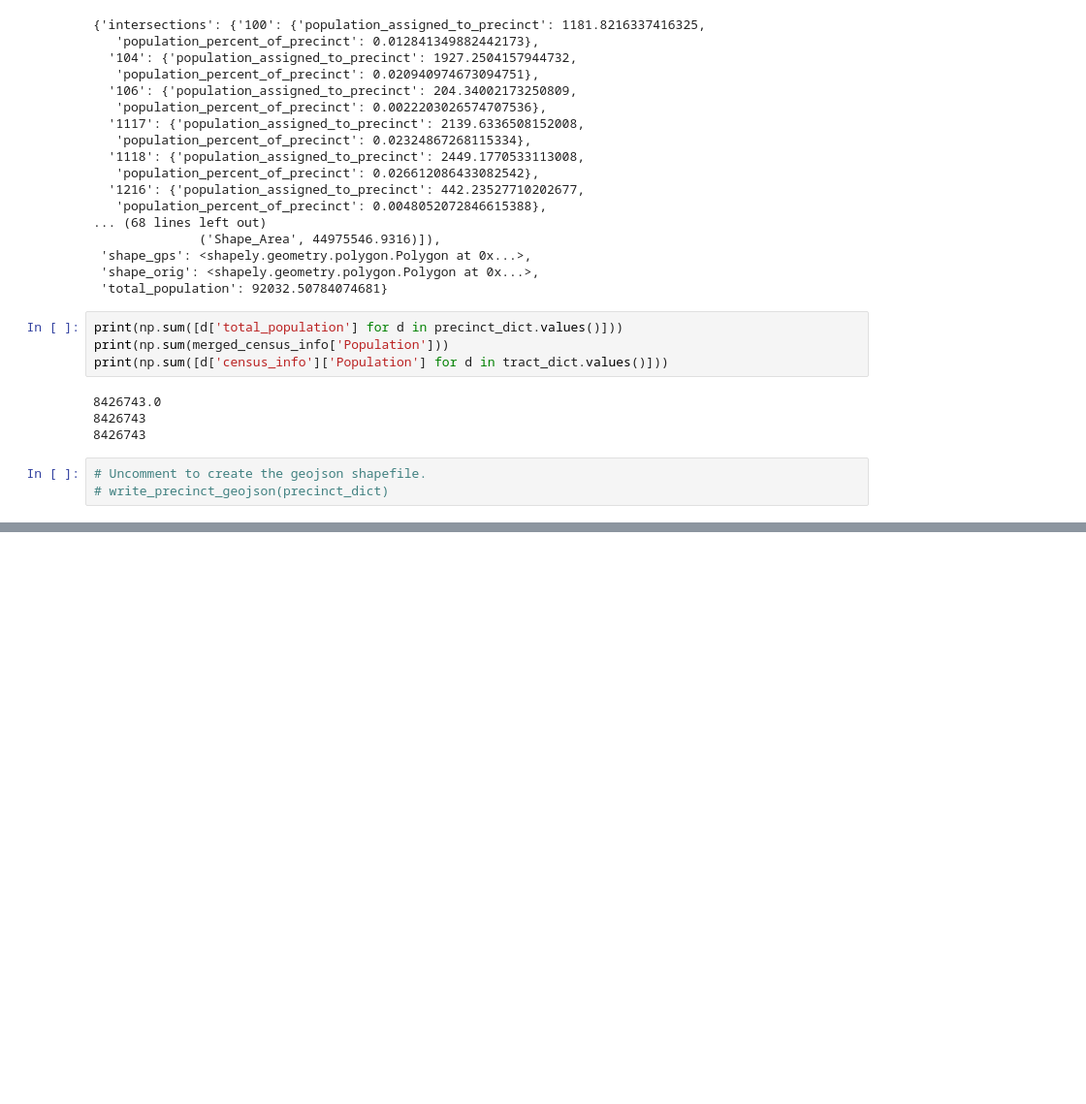
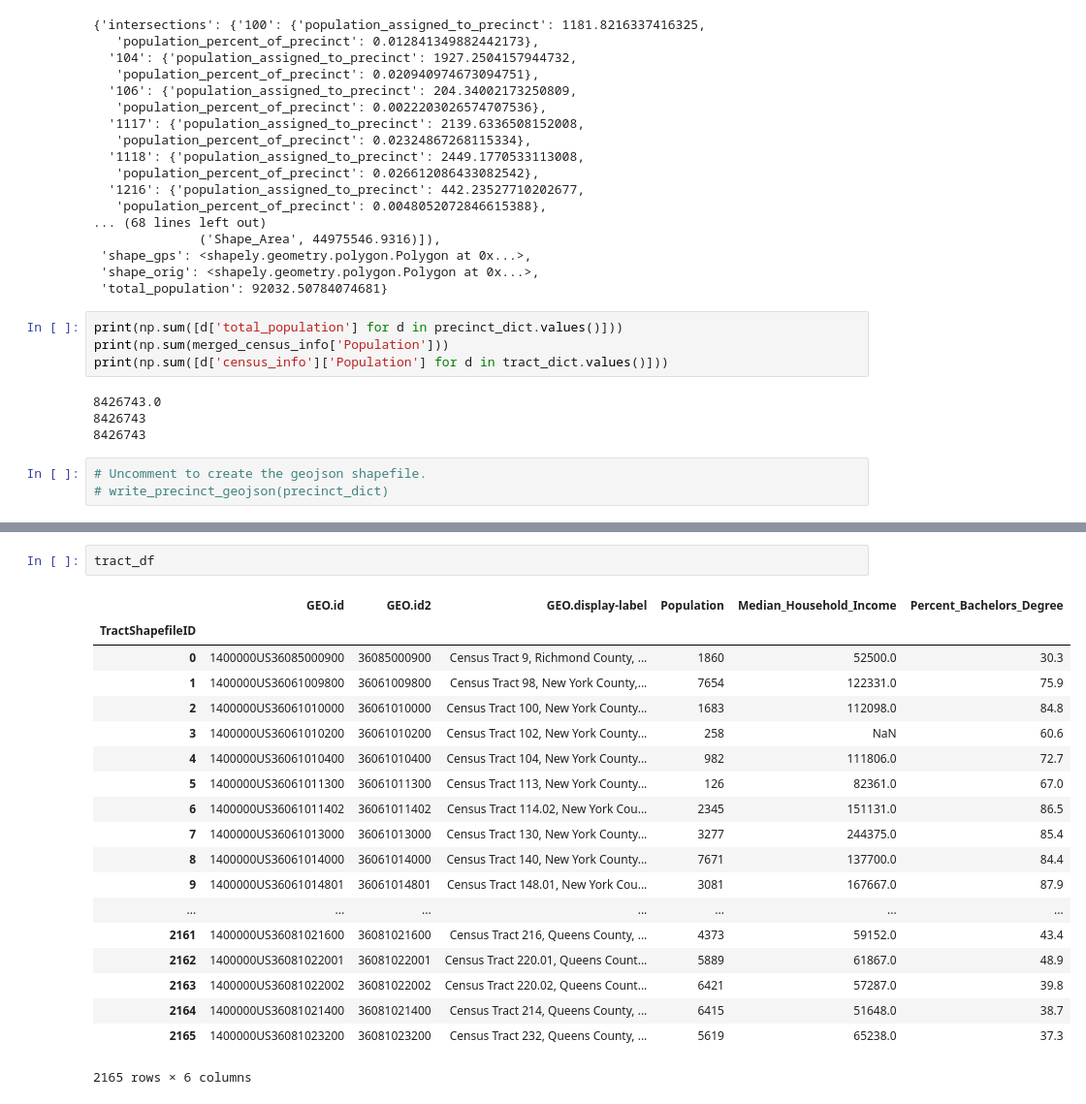
Before and after one commit to oracleofnj/precrime, a Jupyter notebook: exploratory-notebooks/Shapefiles.ipynb, the cells around one changed output, grey strips where cells are left out. Shown: that part at 97% size. Saved outputs shown, nothing was run; the diff lists cells and outputs as text; blank space fills up the shorter version.

```diff
--- a/exploratory-notebooks/Shapefiles.ipynb
+++ b/exploratory-notebooks/Shapefiles.ipynb
@@ -93,0 +120,22 @@ print(np.sum([d['census_info']['Population'] for d in tract_dict.values()]))
+# %%
+tract_df
+# %% [output]
+|  | GEO.id | GEO.id2 | GEO.display-label | Population | Median_Household_Income | Percent_Bachelors_Degree |
+| TractShapefileID |  |  |  |  |  |  |
+| 0 | 1400000US36085000900 | 36085000900 | Census Tract 9, Richmond County, ... | 1860 | 52500.0 | 30.3 |
+| 1 | 1400000US36061009800 | 36061009800 | Census Tract 98, New York County,... | 7654 | 122331.0 | 75.9 |
+| 2 | 1400000US36061010000 | 36061010000 | Census Tract 100, New York County... | 1683 | 112098.0 | 84.8 |
+| 3 | 1400000US36061010200 | 36061010200 | Census Tract 102, New York County... | 258 | NaN | 60.6 |
+| 4 | 1400000US36061010400 | 36061010400 | Census Tract 104, New York County... | 982 | 111806.0 | 72.7 |
+| 5 | 1400000US36061011300 | 36061011300 | Census Tract 113, New York County... | 126 | 82361.0 | 67.0 |
+| 6 | 1400000US36061011402 | 36061011402 | Census Tract 114.02, New York Cou... | 2345 | 151131.0 | 86.5 |
+| 7 | 1400000US36061013000 | 36061013000 | Census Tract 130, New York County... | 3277 | 244375.0 | 85.4 |
+| 8 | 1400000US36061014000 | 36061014000 | Census Tract 140, New York County... | 7671 | 137700.0 | 84.4 |
+| 9 | 1400000US36061014801 | 36061014801 | Census Tract 148.01, New York Cou... | 3081 | 167667.0 | 87.9 |
+| ... | ... | ... | ... | ... | ... | ... |
+| 2161 | 1400000US36081021600 | 36081021600 | Census Tract 216, Queens County, ... | 4373 | 59152.0 | 43.4 |
+| 2162 | 1400000US36081022001 | 36081022001 | Census Tract 220.01, Queens Count... | 5889 | 61867.0 | 48.9 |
+| 2163 | 1400000US36081022002 | 36081022002 | Census Tract 220.02, Queens Count... | 6421 | 57287.0 | 39.8 |
+| 2164 | 1400000US36081021400 | 36081021400 | Census Tract 214, Queens County, ... | 6415 | 51648.0 | 38.7 |
+| 2165 | 1400000US36081023200 | 36081023200 | Census Tract 232, Queens County, ... | 5619 | 65238.0 | 37.3 |
+2165 rows × 6 columns
```
Also changed, not shown: parts of 4 cells of this notebook, 1 other file.
